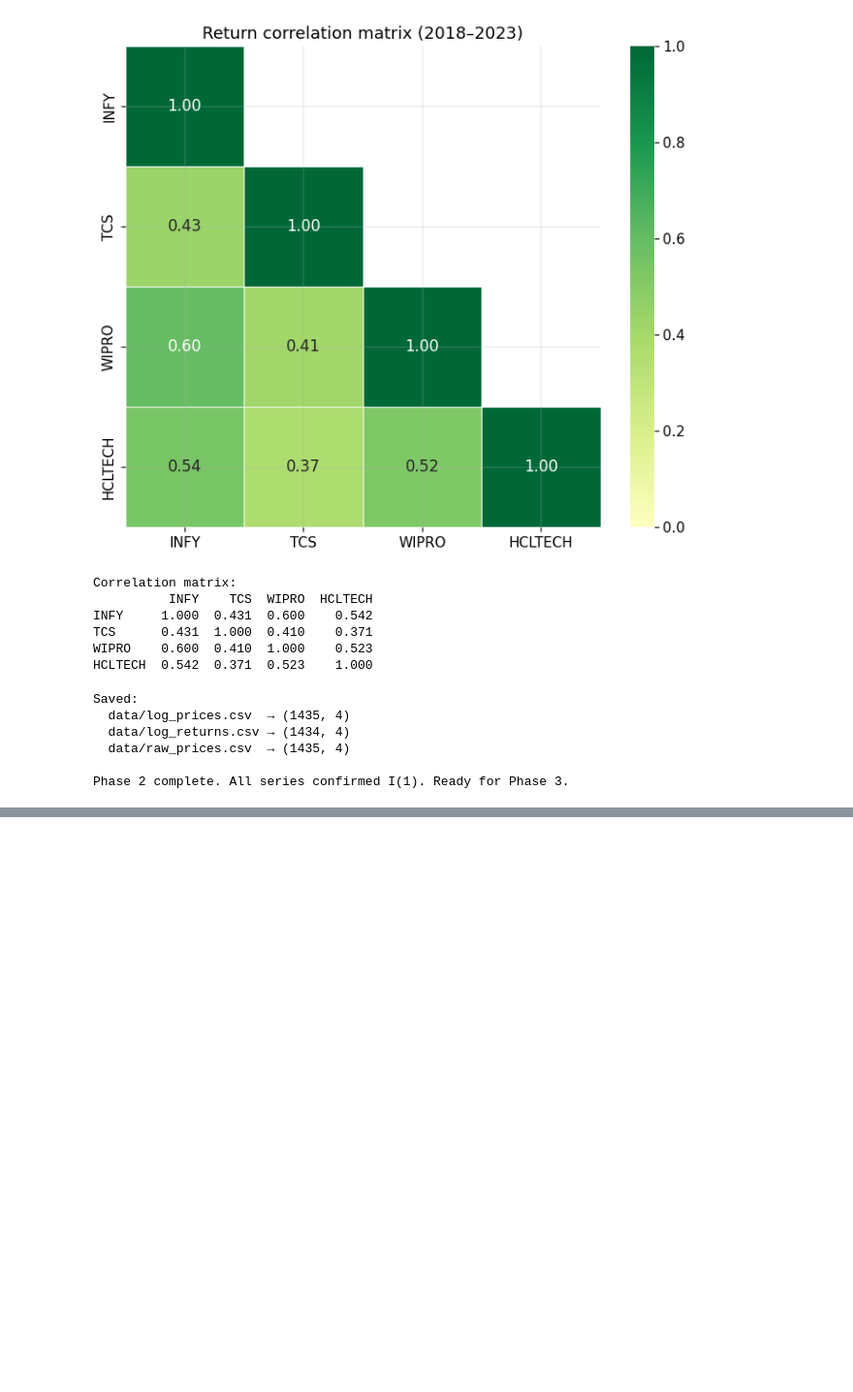
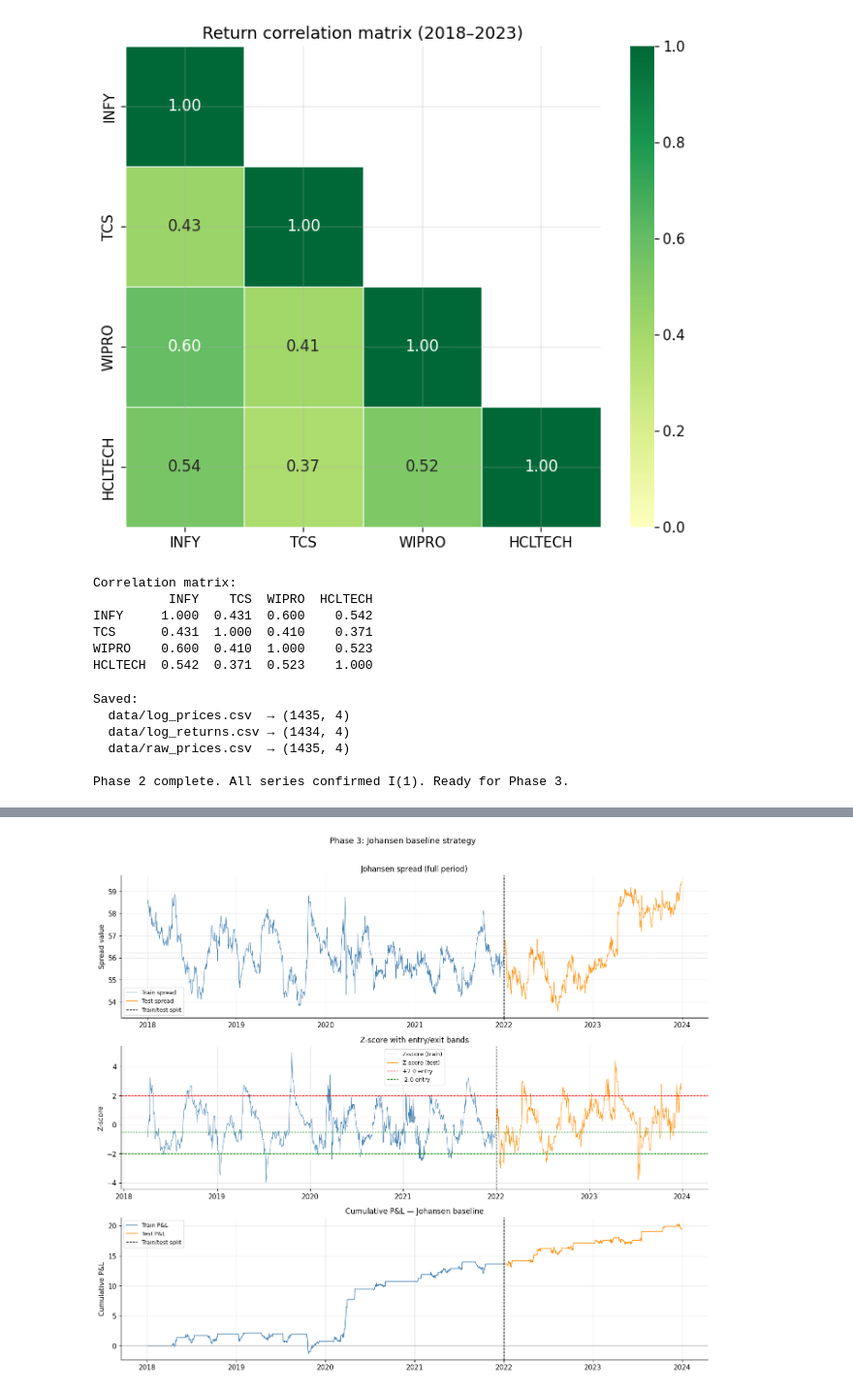
Before and after one commit to darpan-NITS/Basket_trading_bayesian_optimization, a Jupyter notebook: notebooks/basket_trading_bo.ipynb, the cells around one changed output, grey strips where cells are left out. Shown at 97% size. Drawn from its saved outputs; the diff is of its cells as text; code cells hidden in the pictures; blank space fills up the shorter version.

```diff
--- a/notebooks/basket_trading_bo.ipynb
+++ b/notebooks/basket_trading_bo.ipynb
@@ -258,0 +470,15 @@ Found notebook at: /kaggle/working/__notebook__.ipynb (548486 bytes)
+# %%
+# ── CELL 9: Backtest ──────────────────────────────────────────────────────────
+# Daily P&L = yesterday's position × today's spread change
+# We shift positions by 1 day because we can only act on today's
+# signal at tomorrow's open (standard assumption).
+
+spread_daily_change = spread_full.diff()
+daily_pnl = positions.shift(1) * spread_daily_change
+daily_pnl = daily_pnl.dropna()
+
+pnl_train = daily_pnl[daily_pnl.index <= TRAIN_END]
+pnl_test  = daily_pnl[daily_pnl.index >= TEST_START]
+
+print("Daily P&L preview:")
+print(daily_pnl.describe().round(6))
@@ -259,3 +567,62 @@ Found notebook at: /kaggle/working/__notebook__.ipynb (548486 bytes)
+# %%
+# ── CELL 11: Plots ────────────────────────────────────────────────────────────
+fig, axes = plt.subplots(3, 1, figsize=(14, 12))
+
+train_mask = spread_full.index <= TRAIN_END
+test_mask  = spread_full.index >= TEST_START
+
+# ── Plot 1: Spread over time ──────────────────────────────────────────────────
+ax = axes[0]
+ax.plot(spread_full[train_mask].index, spread_full[train_mask],
+        color='steelblue', linewidth=0.8, label='Train spread')
+ax.plot(spread_full[test_mask].index, spread_full[test_mask],
+        color='darkorange', linewidth=0.8, label='Test spread')
+ax.axvline(pd.Timestamp(TEST_START), color='black',
+           linestyle='--', linewidth=1, label='Train/test split')
+ax.axhline(spread_full.mean(), color='gray', linestyle=':', linewidth=0.8)
+ax.set_title("Johansen spread (full period)", fontsize=12)
+ax.set_ylabel("Spread value")
+ax.legend(fontsize=9)
+
+# ── Plot 2: Z-score with threshold bands ──────────────────────────────────────
+ax = axes[1]
+ax.plot(z_score[train_mask].index, z_score[train_mask],
+        color='steelblue', linewidth=0.7, label='Z-score (train)')
+ax.plot(z_score[test_mask].index, z_score[test_mask],
+        color='darkorange', linewidth=0.7, label='Z-score (test)')
+ax.axhline( ENTRY_Z, color='red',   linestyle='--', linewidth=1, label=f'+{ENTRY_Z} entry')
+ax.axhline(-ENTRY_Z, color='green', linestyle='--', linewidth=1, label=f'-{ENTRY_Z} entry')
+ax.axhline( EXIT_Z,  color='red',   linestyle=':',  linewidth=0.8)
+ax.axhline(-EXIT_Z,  color='green', linestyle=':',  linewidth=0.8)
+ax.axhline(0, color='gray', linewidth=0.6)
+ax.axvline(pd.Timestamp(TEST_START), color='black', linestyle='--', linewidth=1)
+ax.set_title("Z-score with entry/exit bands", fontsize=12)
+ax.set_ylabel("Z-score")
+ax.legend(fontsize=9)
+
+# ── Plot 3: Cumulative P&L ────────────────────────────────────────────────────
+ax = axes[2]
+cum_pnl_train = pnl_train.cumsum()
+cum_pnl_test  = pnl_test.cumsum()
+
+ax.plot(cum_pnl_train.index, cum_pnl_train,
+        color='steelblue', linewidth=1.2, label='Train P&L')
+ax.plot(cum_pnl_test.index,
+        cum_pnl_test + cum_pnl_train.iloc[-1],  # connect the lines
+        color='darkorange', linewidth=1.2, label='Test P&L')
+ax.axvline(pd.Timestamp(TEST_START), color='black',
+           linestyle='--', linewidth=1, label='Train/test split')
+ax.axhline(0, color='gray', linewidth=0.6)
+ax.set_title("Cumulative P&L — Johansen baseline", fontsize=12)
+ax.set_ylabel("Cumulative P&L")
+ax.legend(fontsize=9)
+
+plt.suptitle("Phase 3: Johansen baseline strategy", fontsize=13, y=1.01)
+plt.tight_layout()
+plt.savefig("results/plots/04_johansen_baseline.png", dpi=150, bbox_inches='tight')
+plt.show()
+# %% [output]
+[figure, added]
 # %%
 # ── GitHub Sync and Push (Run at the very end) ───────────────────────────────
 import shutil
```
Also changed, not shown: parts of 13 cells of this notebook, 3 other files.
